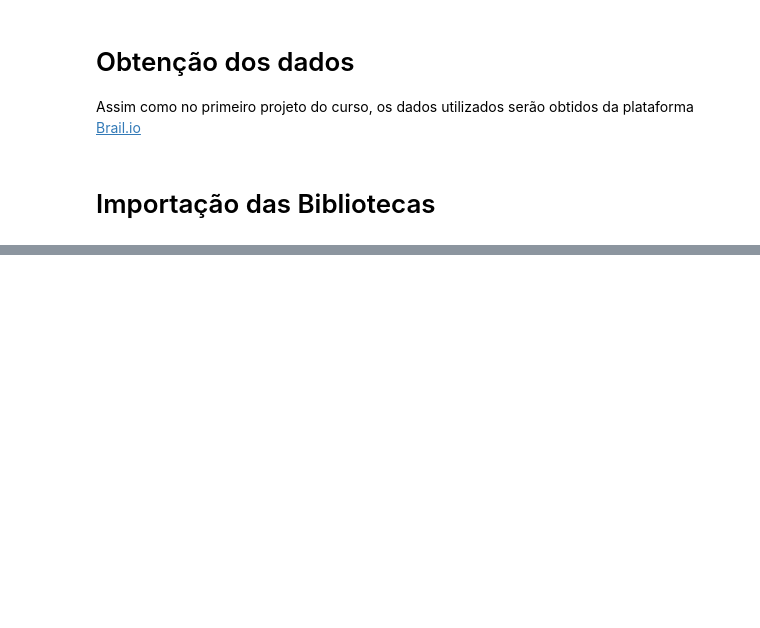
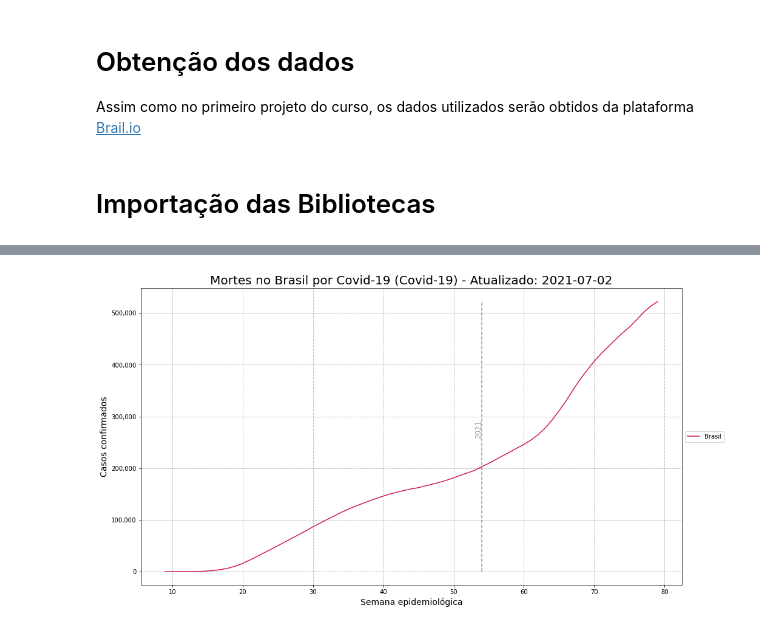
Before and after one commit to antoniodragoc/Projeto_Modulo_03, a Jupyter notebook: Projeto_Modulo_03.ipynb, the cells around one changed output, grey strips where cells are left out. Saved outputs shown, nothing was run; the diff lists cells and outputs as text; code cells hidden in the pictures; blank space fills up the shorter version.

```diff
--- a/Projeto_Modulo_03.ipynb
+++ b/Projeto_Modulo_03.ipynb
@@ -54,0 +258,4 @@ warnings.filterwarnings('ignore')
+# %%
+plot_semana(df_br, 'last_available_deaths', 'Região','Mortes no Brasil por Covid-19')
+# %% [output]
+[figure, added]
```
Also changed, not shown: parts of 54 cells of this notebook, 1 other file.
